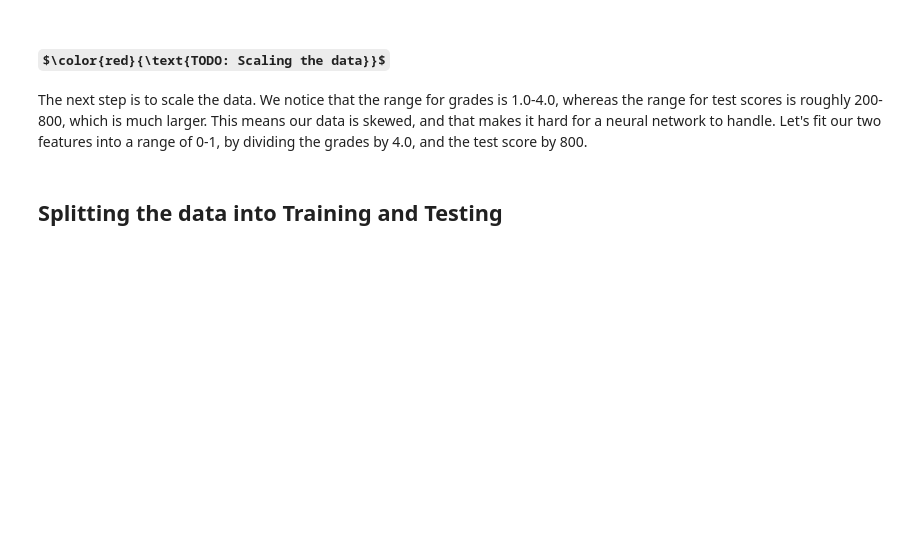
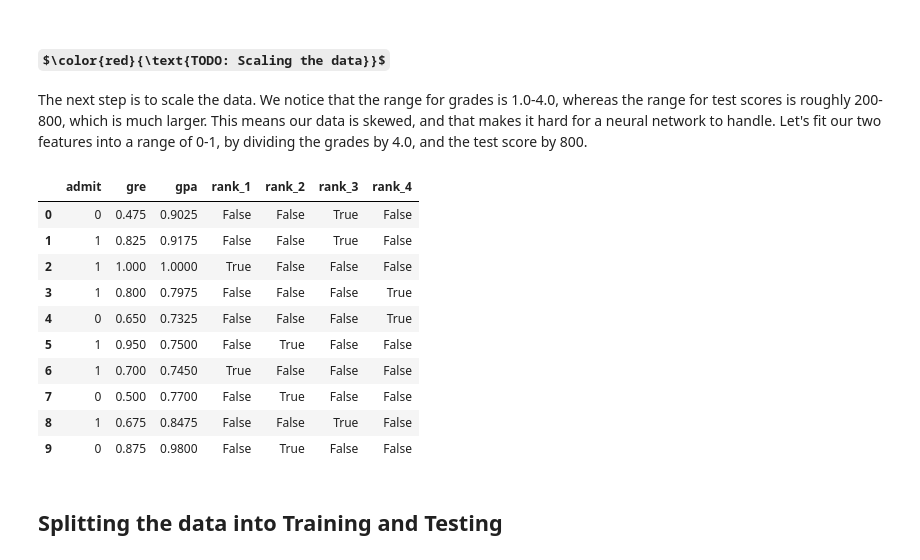
Before and after one commit to tibor1301/FIN-591-Student-Assignments, a Jupyter notebook: Week 2/Problem Set/Fin591NeuralNetProblemsetA_Boyd.ipynb, the cells around one changed output. Cells and saved outputs as stored; diff of their text form; code cells hidden in the pictures; some formulas as TeX source; blank space fills up the shorter version.

```diff
--- a/Week 2/Problem Set/Fin591NeuralNetProblemsetA_Boyd.ipynb
+++ b/Week 2/Problem Set/Fin591NeuralNetProblemsetA_Boyd.ipynb
@@ -410,13 +438,26 @@ The next step is to scale the data. We notice that the range for grades is 1.0-4
 # %%
 # Making a copy of our data
 processed_data = one_hot_data[:]
 
 # TODO: Scale the columns
 # code here
-
+processed_data['gpa'] /= 4.0
+processed_data['gre'] /= 800
 
 # Printing the first 10 rows of our procesed data
 processed_data[:10]
+# %% [output]
+|  | admit | gre | gpa | rank_1 | rank_2 | rank_3 | rank_4 |
+| 0 | 0 | 0.475 | 0.9025 | False | False | True | False |
+| 1 | 1 | 0.825 | 0.9175 | False | False | True | False |
+| 2 | 1 | 1.000 | 1.0000 | True | False | False | False |
+| 3 | 1 | 0.800 | 0.7975 | False | False | False | True |
+| 4 | 0 | 0.650 | 0.7325 | False | False | False | True |
+| 5 | 1 | 0.950 | 0.7500 | False | True | False | False |
+| 6 | 1 | 0.700 | 0.7450 | True | False | False | False |
+| 7 | 0 | 0.500 | 0.7700 | False | True | False | False |
+| 8 | 1 | 0.675 | 0.8475 | False | False | True | False |
+| 9 | 0 | 0.875 | 0.9800 | False | True | False | False |
 # %% [markdown]
 ## Splitting the data into Training and Testing
 # %% [markdown]
```
Also changed, not shown: parts of 10 cells of this notebook, 1 other file.
